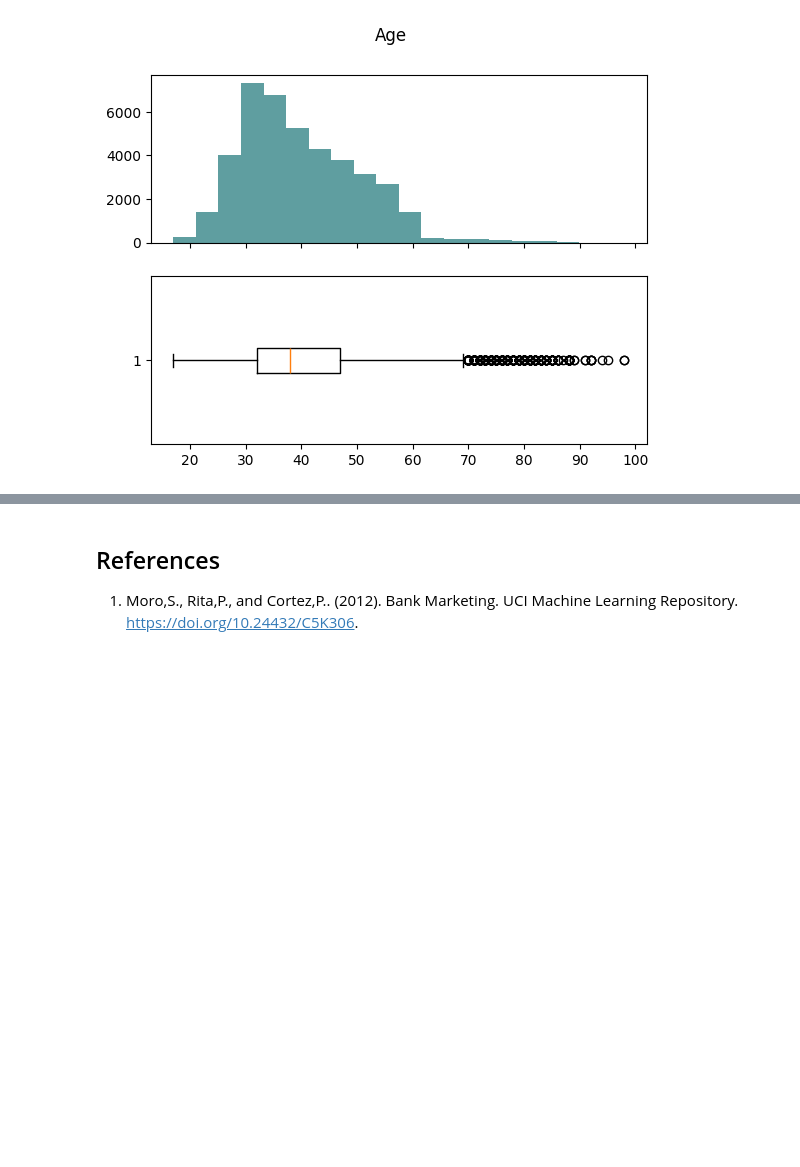
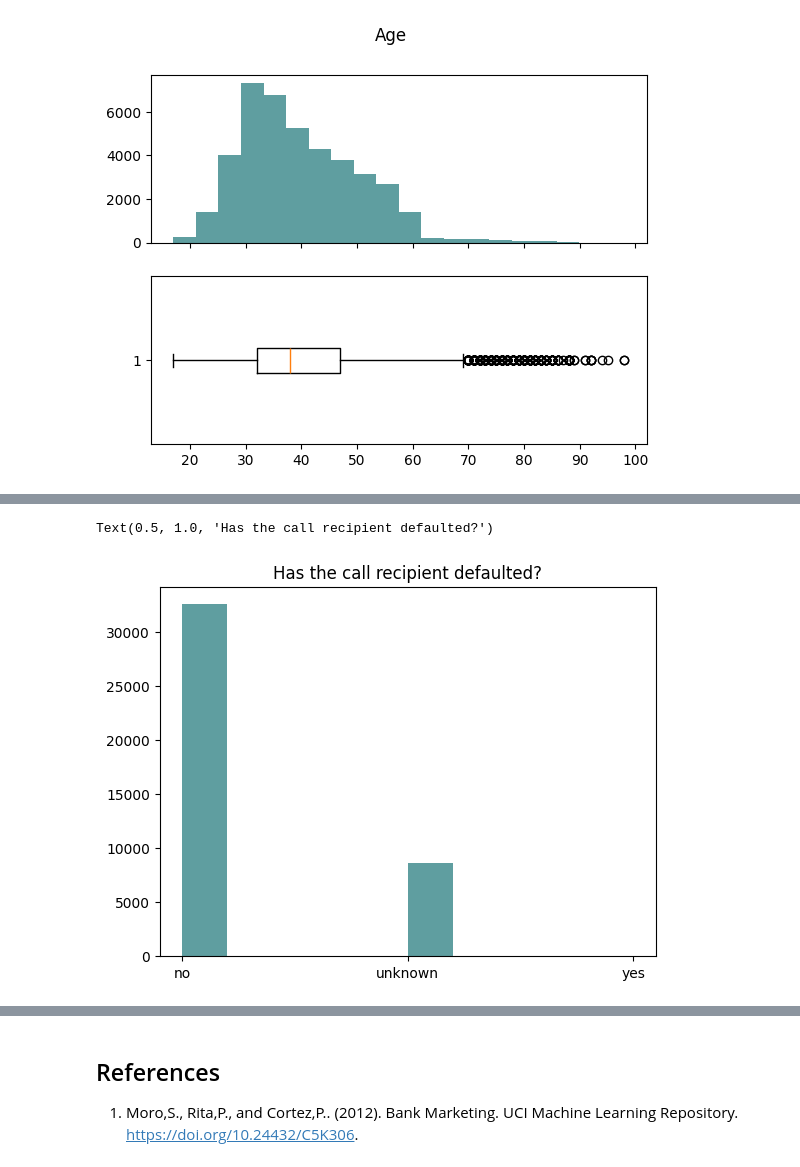
Before and after one commit to maryamakbar25/img-classification, a Jupyter notebook: bank_marketing/bank-marketing.ipynb, the cells around one changed output, grey strips where cells are left out. Drawn from its saved outputs; the diff is of its cells as text; code cells hidden in the pictures; blank space fills up the shorter version.

```diff
--- a/bank_marketing/bank-marketing.ipynb
+++ b/bank_marketing/bank-marketing.ipynb
@@ -66,0 +97,7 @@ plt.xticks(rotation = 70)
+# %%
+# Has the call recipient defaulted?
+plt.hist(bank_df["default"], color="cadetblue")
+plt.title("Has the call recipient defaulted?")
+# %% [output]
+Text(0.5, 1.0, 'Has the call recipient defaulted?')
+[figure, added]
```
Also changed, not shown: parts of 17 cells of this notebook, 2 other files.
